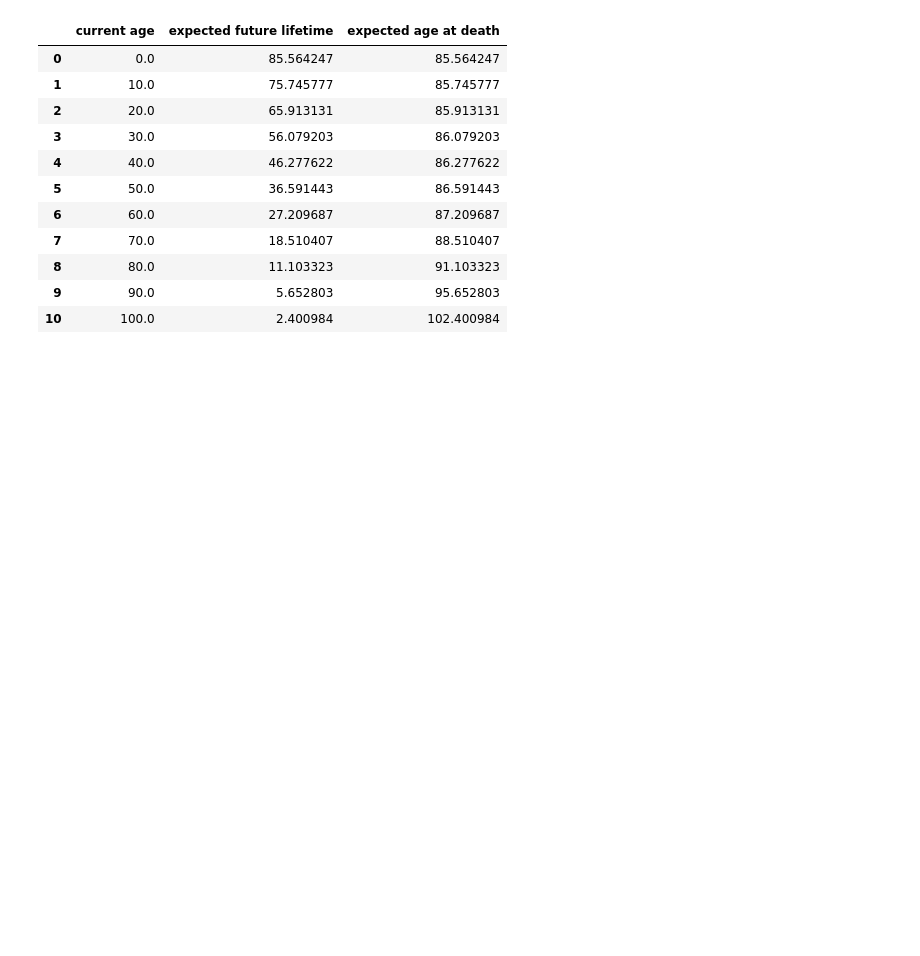
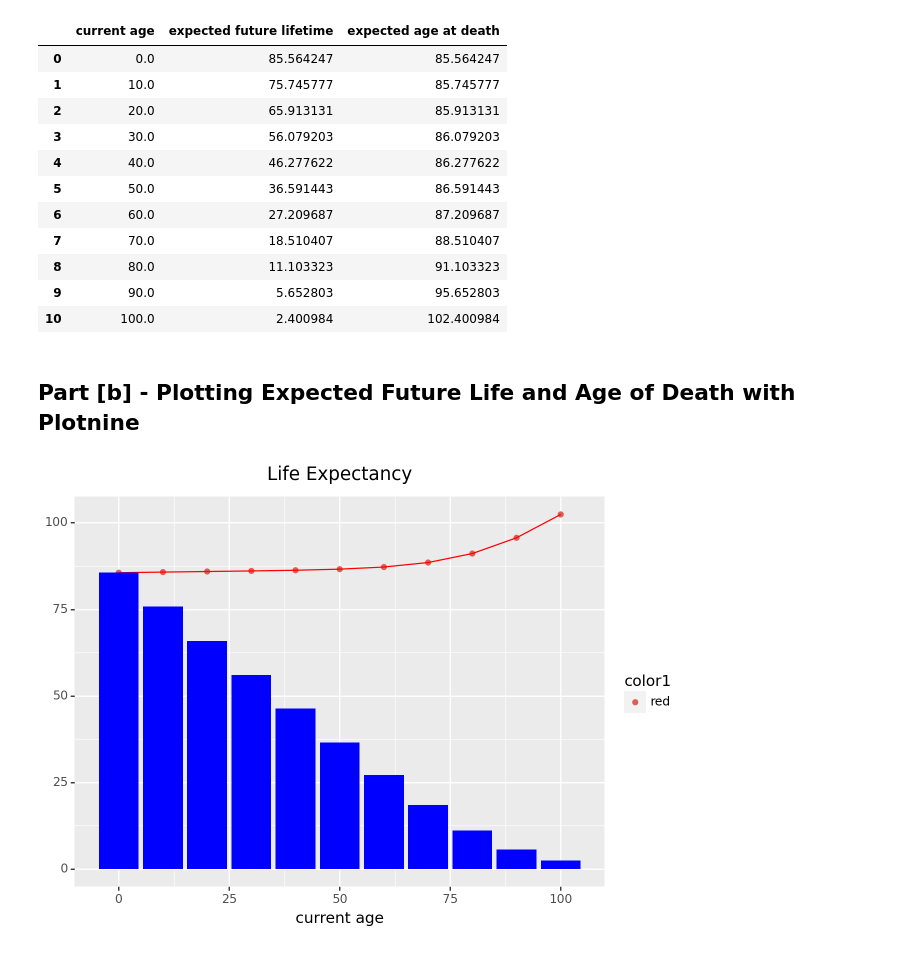
Before and after one commit to dg3358/Columbia-ACTU-5841, a Jupyter notebook: Assignment 3/Assignment-3.ipynb, the cells around one changed output. Saved outputs shown, nothing was run; the diff lists cells and outputs as text; code cells hidden in the pictures; blank space fills up the shorter version.

Commit message:
Graph work

```diff
--- a/Assignment 3/Assignment-3.ipynb
+++ b/Assignment 3/Assignment-3.ipynb
@@ -70,3 +72,17 @@ data
 | 8 | 80.0 | 11.103323 | 91.103323 |
 | 9 | 90.0 | 5.652803 | 95.652803 |
 | 10 | 100.0 | 2.400984 | 102.400984 |
+# %% [markdown]
+## Part [b] - Plotting Expected Future Life and Age of Death with Plotnine
+# %%
+data["color1"] = np.array(["red"]*len(data['current age']))
+bplot = pn.ggplot(data) +\
+        pn.geom_point(mapping = pn.aes("current age", "expected age at death", color = 'color1'), show_legend = True) +\
+        pn.geom_line(mapping = pn.aes("current age", "expected age at death"), color = 'red') +\
+        pn.geom_bar(mapping = pn.aes("current age", "expected future lifetime"), fill = 'blue', stat = 'identity', show_legend = True) +\
+        pn.labs(title = "Life Expectancy") +\
+        pn.theme(title = pn.element_text(hjust = 0.5), axis_title_y = pn.element_blank())
+
+print(bplot)
+# %% [output]
+[figure, added]
```
Also changed, not shown: parts of 2 cells of this notebook.
